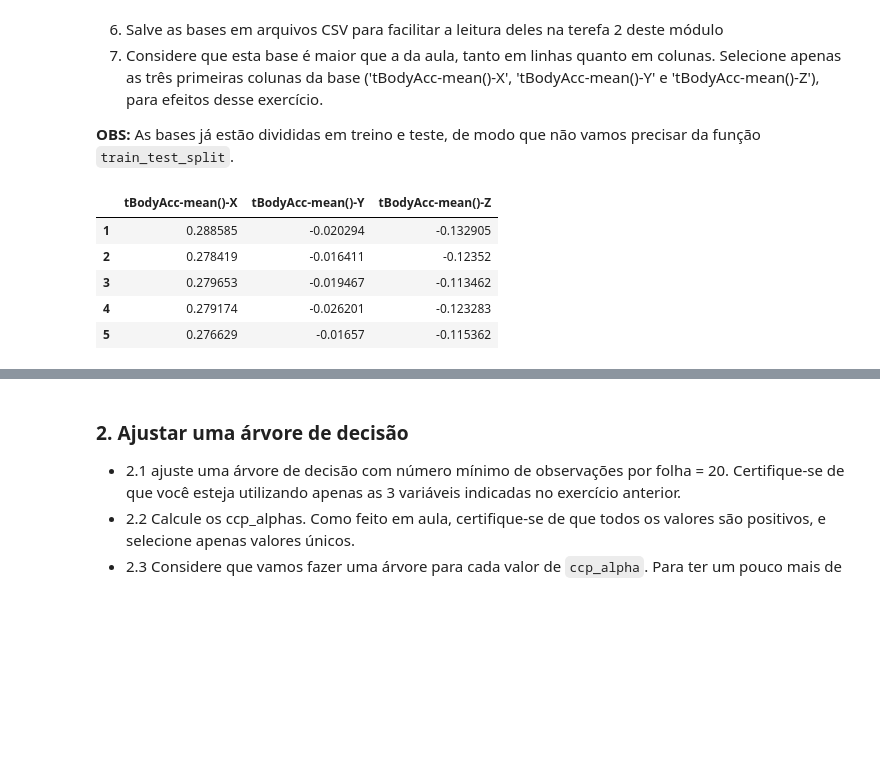
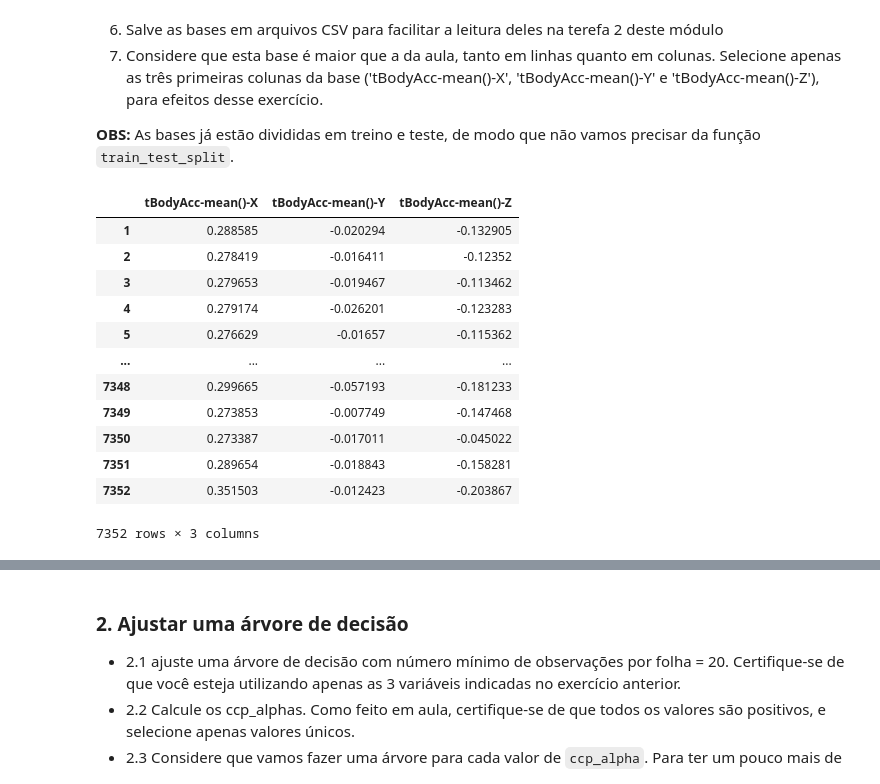
Before and after one commit to math-feldberg/Mod17Ex01, a Jupyter notebook: original.ipynb, the cells around one changed output, grey strips where cells are left out. Saved outputs shown, nothing was run; the diff lists cells and outputs as text; code cells hidden in the pictures; blank space fills up the shorter version.

```diff
--- a/original.ipynb
+++ b/original.ipynb
@@ -156,13 +157,20 @@ X_train.to_csv('X_train.csv')
 X_test.to_csv('X_test.csv')
 # %%
 X_train = X_train[['tBodyAcc-mean()-X', 'tBodyAcc-mean()-Y','tBodyAcc-mean()-Z']]
-X_train.head()
+X_train
 # %% [output]
 |  | tBodyAcc-mean()-X | tBodyAcc-mean()-Y | tBodyAcc-mean()-Z |
 | 1 | 0.288585 | -0.020294 | -0.132905 |
 | 2 | 0.278419 | -0.016411 | -0.12352 |
 | 3 | 0.279653 | -0.019467 | -0.113462 |
 | 4 | 0.279174 | -0.026201 | -0.123283 |
 | 5 | 0.276629 | -0.01657 | -0.115362 |
+| ... | ... | ... | ... |
+| 7348 | 0.299665 | -0.057193 | -0.181233 |
+| 7349 | 0.273853 | -0.007749 | -0.147468 |
+| 7350 | 0.273387 | -0.017011 | -0.045022 |
+| 7351 | 0.289654 | -0.018843 | -0.158281 |
+| 7352 | 0.351503 | -0.012423 | -0.203867 |
+7352 rows × 3 columns
 # %%
 X_test = X_test[['tBodyAcc-mean()-X', 'tBodyAcc-mean()-Y','tBodyAcc-mean()-Z']]
```
Also changed, not shown: parts of 23 cells of this notebook.
